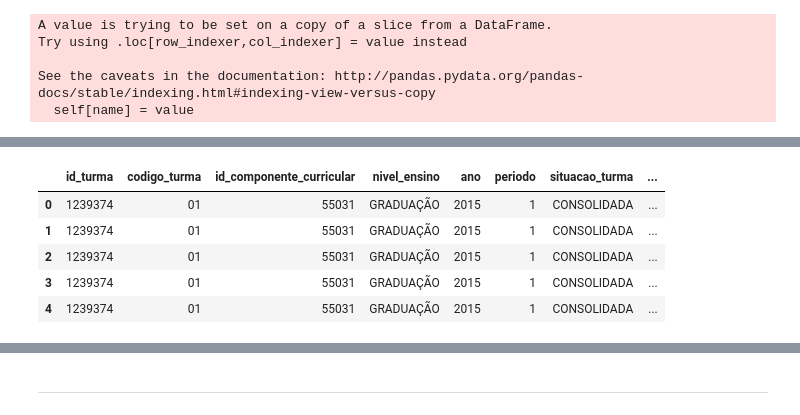
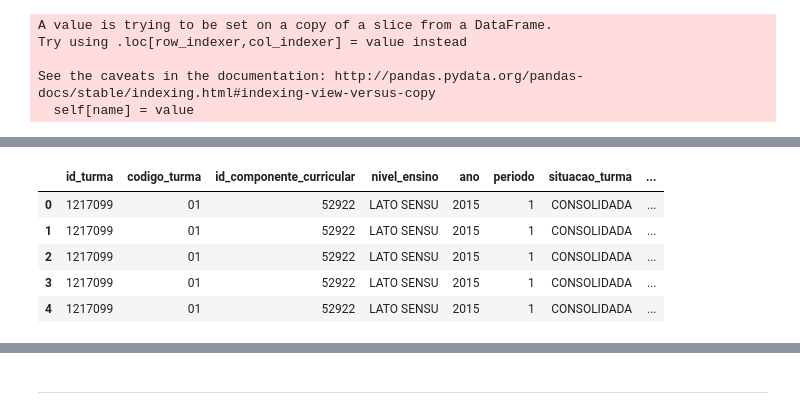
Before and after one commit to CinthiaKatiane/FinalProject-CD, a Jupyter notebook: ProjetoFinal-CD.ipynb, the cells around one changed output, grey strips where cells are left out. Saved outputs shown, nothing was run; the diff lists cells and outputs as text; code cells hidden in the pictures.

```diff
--- a/ProjetoFinal-CD.ipynb
+++ b/ProjetoFinal-CD.ipynb
@@ -225,15 +170,15 @@ df_matriculas.head()
 | 3 | APROVADO | 7a0a661326418111f7d17aab098757aa | 0.0 | 100300443.0 | 57562481 | 8.9 | 8.9 | 0.0 | ... |
 | 4 | APROVADO | 7a0a661326418111f7d17aab098757aa | 0.0 | 100300443.0 | 57562481 | 8.9 | 8.9 | 0.0 | ... |
 # %%
-df_turma_matricula = pd.merge(df_comum, df_matriculas, on='id_turma')
+df_turma_matricula = pd.merge(df_turmas_consolidadas, df_matriculas, on='id_turma')
 df_turma_matricula.head()
 # %% [output]
 |  | id_turma | codigo_turma | id_componente_curricular | nivel_ensino | ano | periodo | situacao_turma | ... |
-| 0 | 1239374 | 01 | 55031 | GRADUAÇÃO | 2015 | 1 | CONSOLIDADA | ... |
-| 1 | 1239374 | 01 | 55031 | GRADUAÇÃO | 2015 | 1 | CONSOLIDADA | ... |
-| 2 | 1239374 | 01 | 55031 | GRADUAÇÃO | 2015 | 1 | CONSOLIDADA | ... |
-| 3 | 1239374 | 01 | 55031 | GRADUAÇÃO | 2015 | 1 | CONSOLIDADA | ... |
-| 4 | 1239374 | 01 | 55031 | GRADUAÇÃO | 2015 | 1 | CONSOLIDADA | ... |
+| 0 | 1217099 | 01 | 52922 | LATO SENSU | 2015 | 1 | CONSOLIDADA | ... |
+| 1 | 1217099 | 01 | 52922 | LATO SENSU | 2015 | 1 | CONSOLIDADA | ... |
+| 2 | 1217099 | 01 | 52922 | LATO SENSU | 2015 | 1 | CONSOLIDADA | ... |
+| 3 | 1217099 | 01 | 52922 | LATO SENSU | 2015 | 1 | CONSOLIDADA | ... |
+| 4 | 1217099 | 01 | 52922 | LATO SENSU | 2015 | 1 | CONSOLIDADA | ... |
 # %%
 colunas_remover = ['codigo_turma', 'nivel_ensino', 'situacao_turma']
 df_turma_matricula = df_turma_matricula.drop(colunas_remover, axis=1)
```
Also changed, not shown: parts of 30 cells of this notebook.
